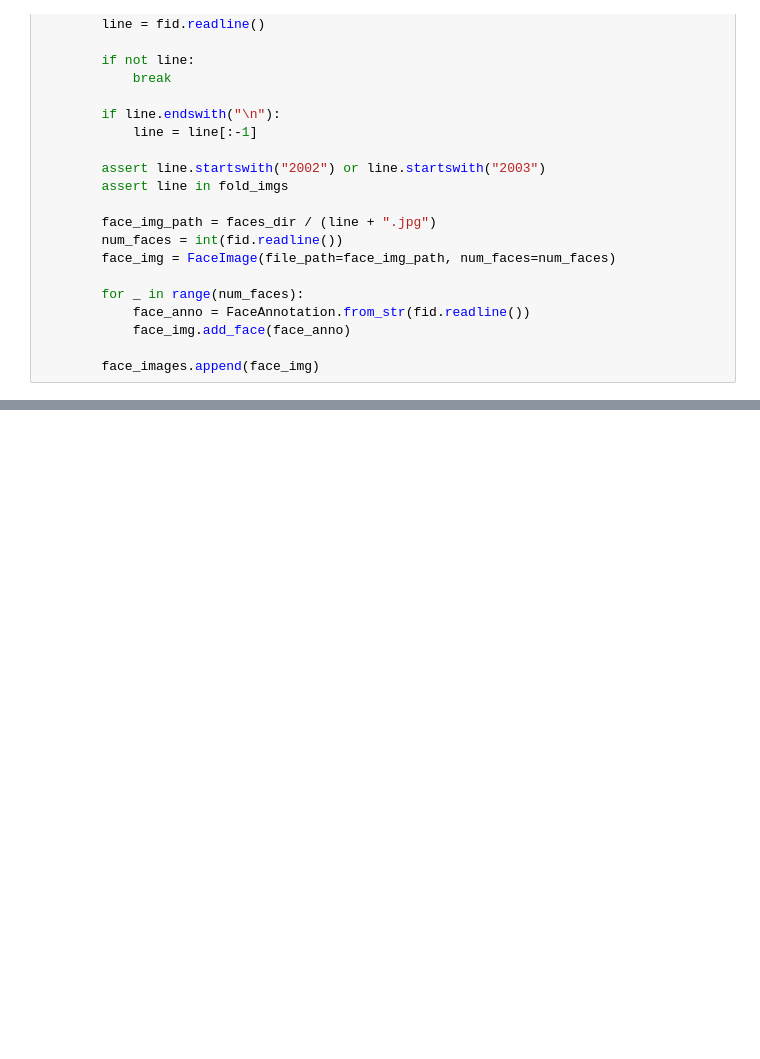
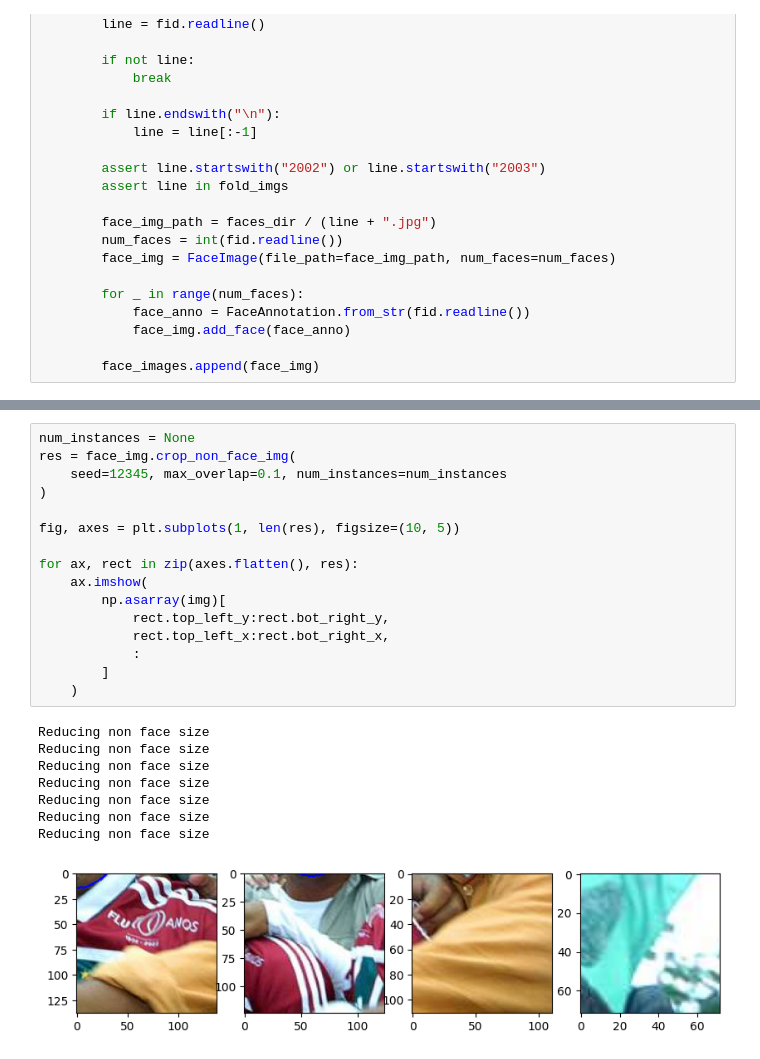
Before and after one commit to IanCher/cv_prince, a Jupyter notebook: notebooks/chap_07_complex_densities/face_detection.ipynb, the cells around one changed output, grey strips where cells are left out. Cells and saved outputs as stored; diff of their text form; blank space fills up the shorter version.

```diff
--- a/notebooks/chap_07_complex_densities/face_detection.ipynb
+++ b/notebooks/chap_07_complex_densities/face_detection.ipynb
@@ -230,3 +86,28 @@ plt.imshow(img)
+# %%
+num_instances = None
+res = face_img.crop_non_face_img(
+    seed=12345, max_overlap=0.1, num_instances=num_instances
+)
+
+fig, axes = plt.subplots(1, len(res), figsize=(10, 5))
+
+for ax, rect in zip(axes.flatten(), res):
+    ax.imshow(
+        np.asarray(img)[
+            rect.top_left_y:rect.bot_right_y,
+            rect.top_left_x:rect.bot_right_x,
+            :
+        ]
+    )
+# %% [output]
+Reducing non face size
+Reducing non face size
+Reducing non face size
+Reducing non face size
+Reducing non face size
+Reducing non face size
+Reducing non face size
+[figure, added]
 # %%
 num_faces = face_img.num_faces
 
```
Also changed, not shown: parts of 9 cells of this notebook, 5 other files.
